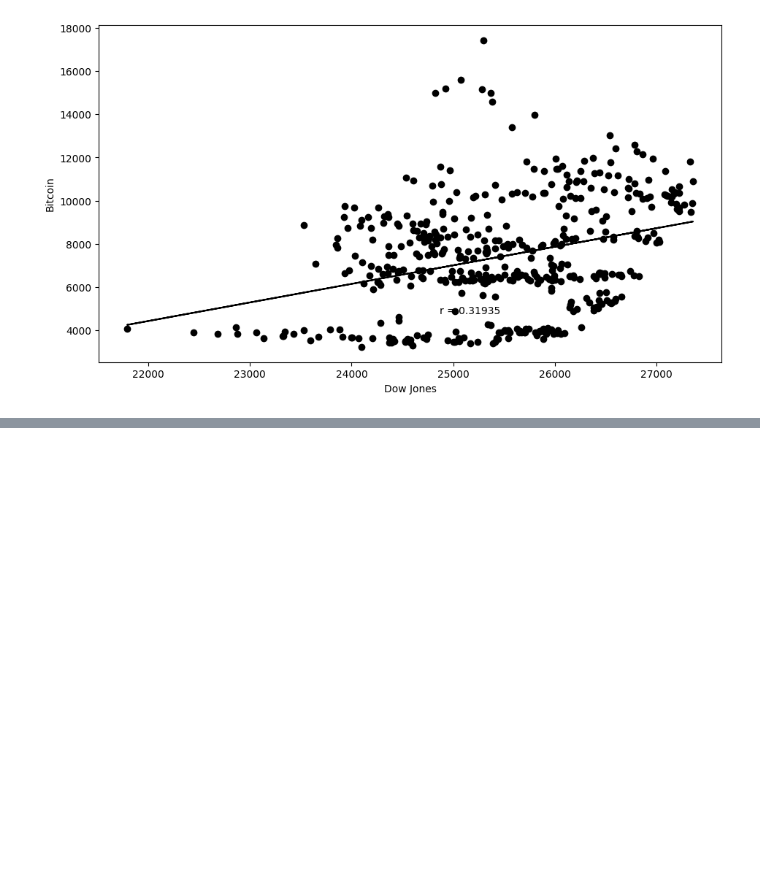
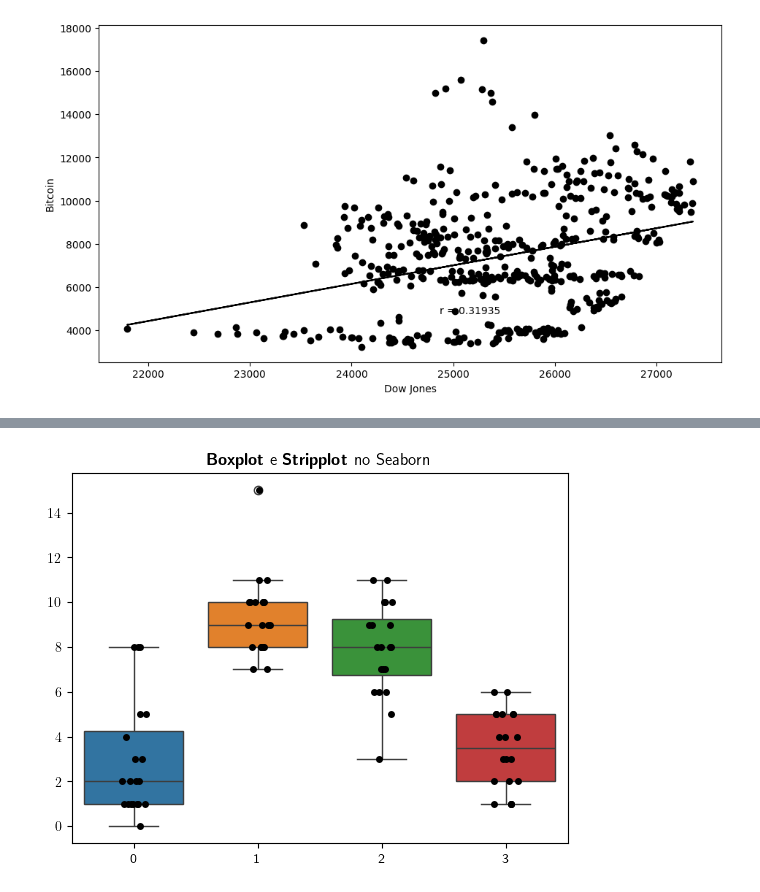
Before and after one commit to eraosso/PMF, a Jupyter notebook: Capitulo-3.ipynb, the cells around one changed output, grey strips where cells are left out. Saved outputs shown, nothing was run; the diff lists cells and outputs as text; code cells hidden in the pictures; blank space fills up the shorter version.

```diff
--- a/Capitulo-3.ipynb
+++ b/Capitulo-3.ipynb
@@ -565,3 +573,9 @@ week_days.loc["2018-01-02":"2019-10-18"].shape
 # %%
-df2.index.max()
+from matplotlib import rc
+rc("text", usetex=True)
+
+sns.boxplot(data=teste, orient="v")
+sns.stripplot(data=teste, marker="o", color="black")
+plt.title(r'$\textbf{Boxplot}$' + " e " r'$\textbf{Stripplot}$' + " no Seaborn")
+plt.show()
 # %% [output]
@@ -568,0 +582 @@ Timestamp('2019-10-18 00:00:00')
+[figure, added]
```
Also changed, not shown: parts of 31 cells of this notebook, 2 other files.
